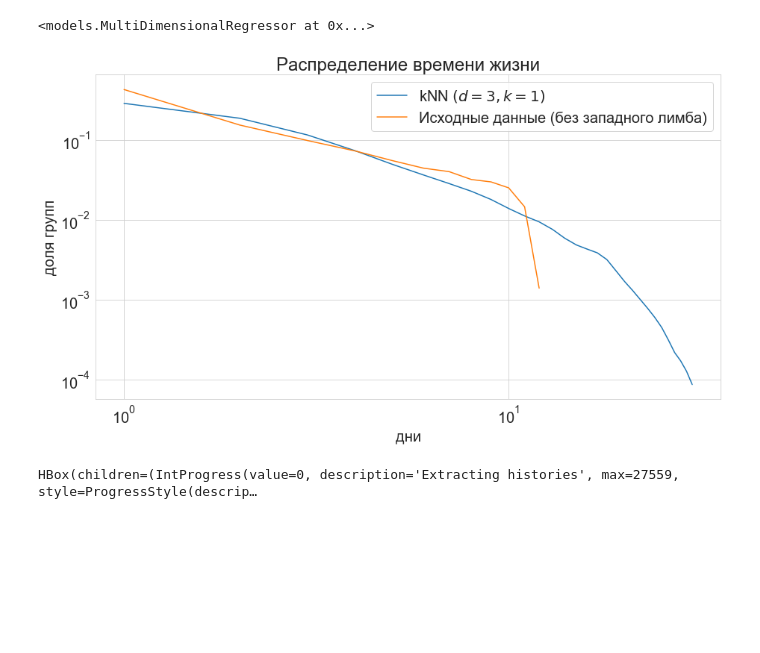
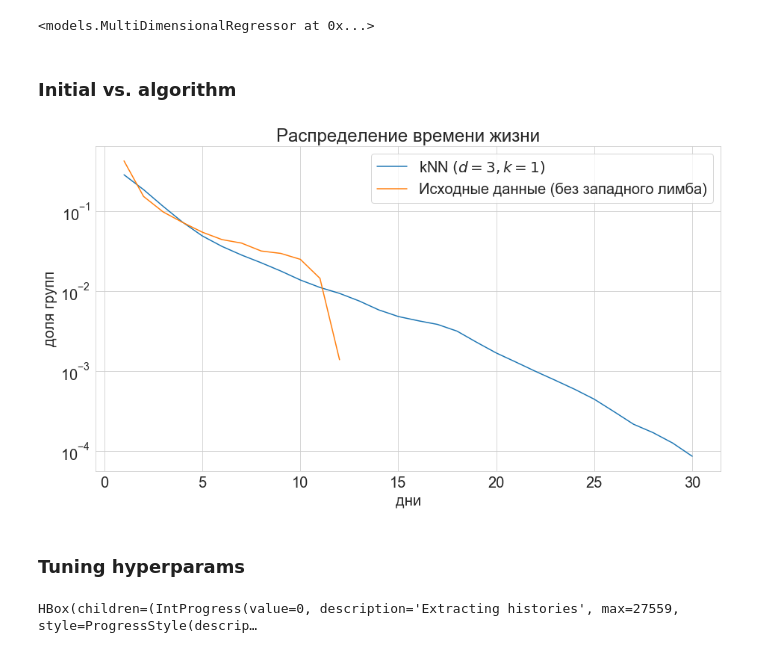
Before and after one commit to isadrtdinov/Solar-Activity, a Jupyter notebook: experiments.ipynb, the cells around one changed output. Saved outputs shown, nothing was run; the diff lists cells and outputs as text; code cells hidden in the pictures; blank space fills up the shorter version.

Commit message:
restructure images

```diff
--- a/experiments.ipynb
+++ b/experiments.ipynb
@@ -294,8 +295,8 @@ histories_to_predict, left_mask, right_mask = seq_gen.transform(data, filter_cen
 HBox(children=(IntProgress(value=0, description='Extracting histories', max=27559, style=ProgressStyle(descrip…
 # %%
 multidim_regr = MultiDimensionalRegressor(regressor=KNeighborsRegressor, fit_decrease=True,
-                                          dimensions=np.arange(1, 5), n_neighbors=15)
-multidim_regr.fit(train_histories)
+                                          dimensions=np.arange(1, 4), n_neighbors=1)
+multidim_regr.fit(histories_filtered)
 # %% [output]
 <models.MultiDimensionalRegressor at 0x...>
 # %%
@@ -320,7 +321,7 @@ def predict_histories(regressor, sequences, length, threshold=1.0, filter_area=4
 def get_lifetimes(predicts, length):
     return length + np.argmin(predicts[:, length:], axis=1) - (predicts[:, :length] == 0).sum(axis=1)
 # %%
-def lifetime_distr(histories_to_predict, left_mask, right_mask, max_dim, n_neighbors):
+def lifetime_distr(histories_to_predict, train_histories, left_mask, right_mask, max_dim, n_neighbors):
     multidim_regr = MultiDimensionalRegressor(regressor=KNeighborsRegressor, fit_decrease=True,
                                           dimensions=np.arange(1, max_dim + 1), n_neighbors=n_neighbors)
     multidim_regr.fit(train_histories)
@@ -332,31 +333,35 @@ def lifetime_distr(histories_to_predict, left_mask, right_mask, max_dim, n_neigh
     unique, counts = np.unique(lifetimes, return_counts=True)
     counts = counts / counts.sum()
     return counts
+# %% [markdown]
+### Initial vs. algorithm
 # %%
 plt.figure(figsize=(15, 8))
 
-lifetimes = lifetime_distr(histories_to_predict, left_mask, right_mask,
+lifetimes = lifetime_distr(histories_to_predict, train_histories, left_mask, right_mask,
                            max_dim=3, n_neighbors=1)
 dates = np.arange(1, lifetimes.size + 1)
 lifetimes = np.exp(gaussian_filter1d(np.log(lifetimes), 1))
 sns.lineplot(dates, lifetimes, label='kNN $(d=3, k=1)$')
 
 lifetimes = get_lifetimes(np.nan_to_num(histories_to_predict[left_mask]), 3)
 unique, counts = np.unique(lifetimes, return_counts=True)
 counts = counts / counts.sum()
 dates = np.arange(1, counts.size + 1)
 sns.lineplot(dates, counts, label='Исходные данные (без западного лимба)')
 
-plt.xscale('log')
+#plt.xscale('log')
 plt.yscale('log')
 plt.xlabel('дни')
 plt.ylabel('доля групп')
 plt.legend()
 plt.title('Распределение времени жизни')
-plt.savefig('images/lifetime (init & algo, log x)')
+plt.savefig('images/lifetime (init & algo)')
 plt.show()
 # %% [output]
-[figure, old version]
+[figure, new version]
+# %% [markdown]
+### Tuning hyperparams
 # %%
 histories_to_predict = []
 left_mask = []
```
Also changed, not shown: parts of 21 cells of this notebook, 22 other files.
